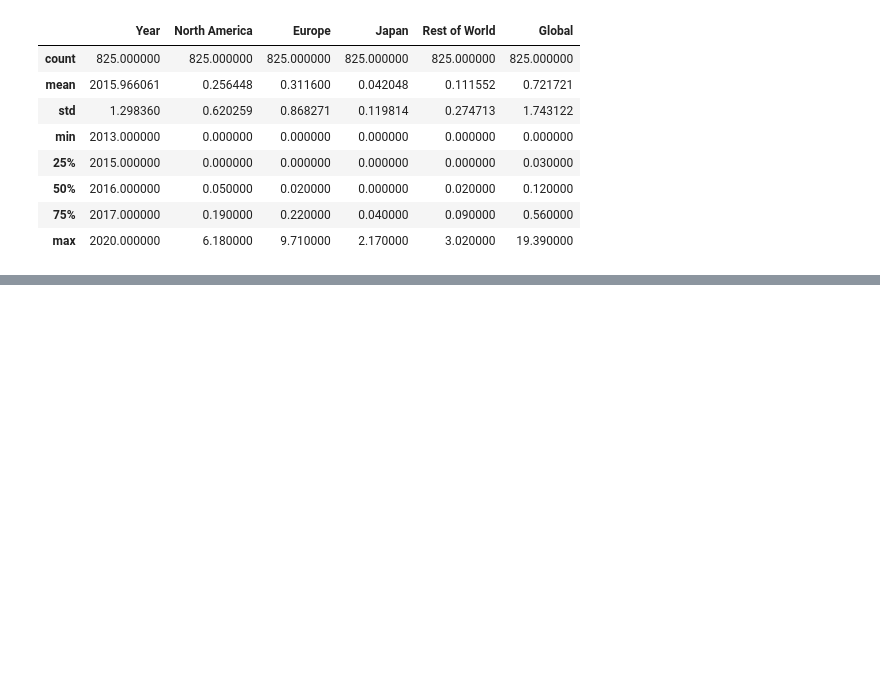
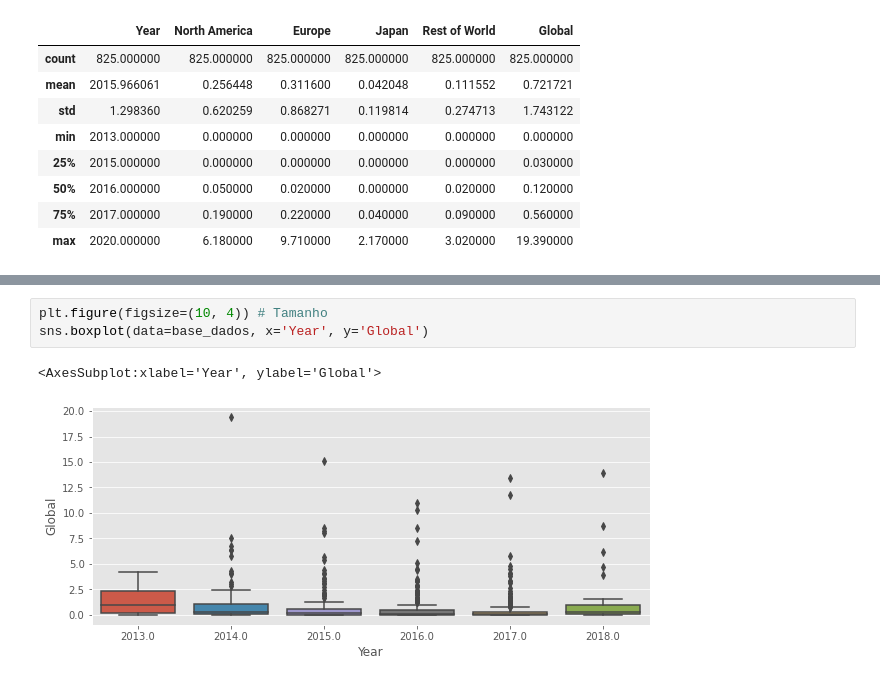
Before and after one commit to Jose-Nonato/DataAnalitcs, a Jupyter notebook: CaseGames/main.ipynb, the cells around one changed output, grey strips where cells are left out. Cells and saved outputs as stored; diff of their text form; blank space fills up the shorter version.

```diff
--- a/CaseGames/main.ipynb
+++ b/CaseGames/main.ipynb
@@ -68,0 +100,6 @@ Text(0, 0.5, 'Quantidade de vendas (mi)')
+# %%
+plt.figure(figsize=(10, 4)) # Tamanho
+sns.boxplot(data=base_dados, x='Year', y='Global')
+# %% [output]
+<AxesSubplot:xlabel='Year', ylabel='Global'>
+[figure, added]
```
Also changed, not shown: parts of 6 cells of this notebook.
